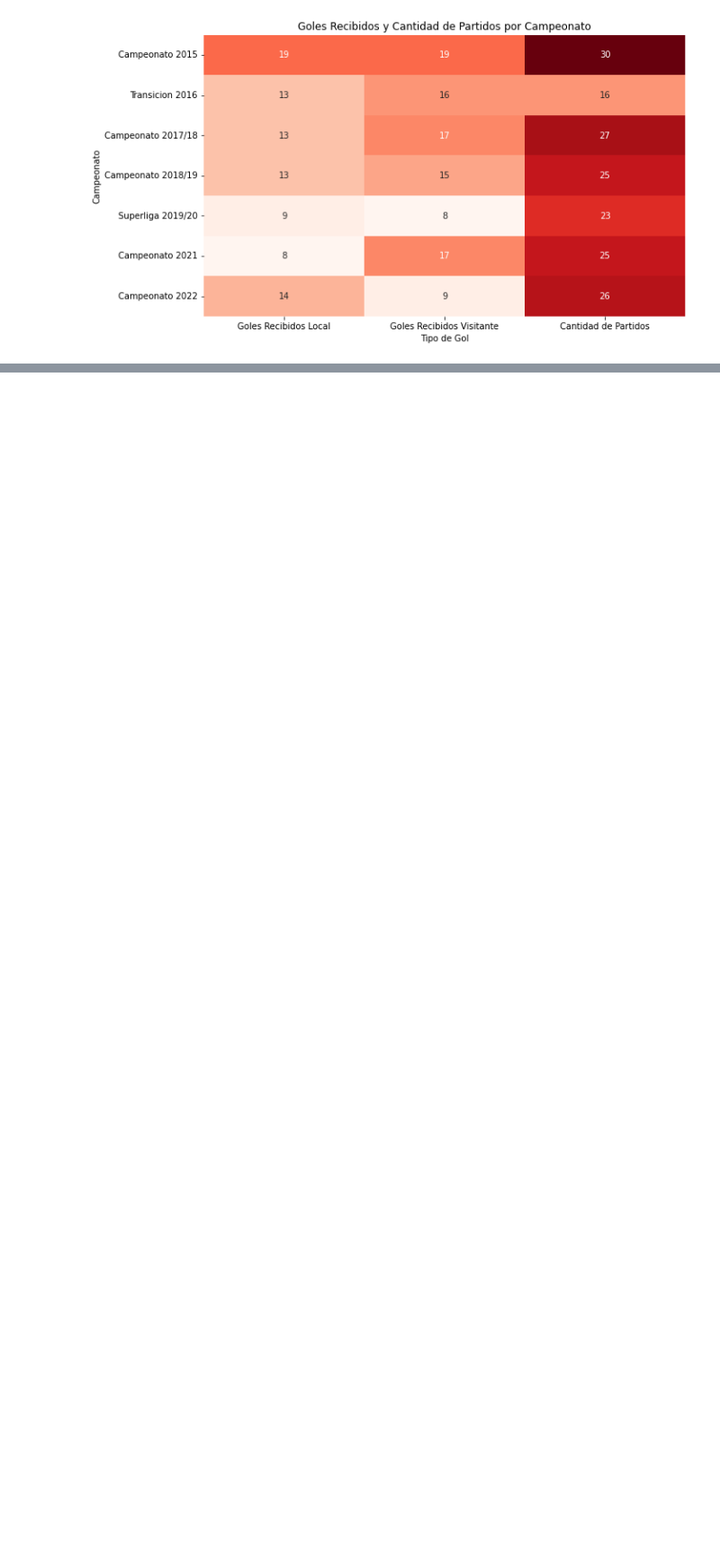
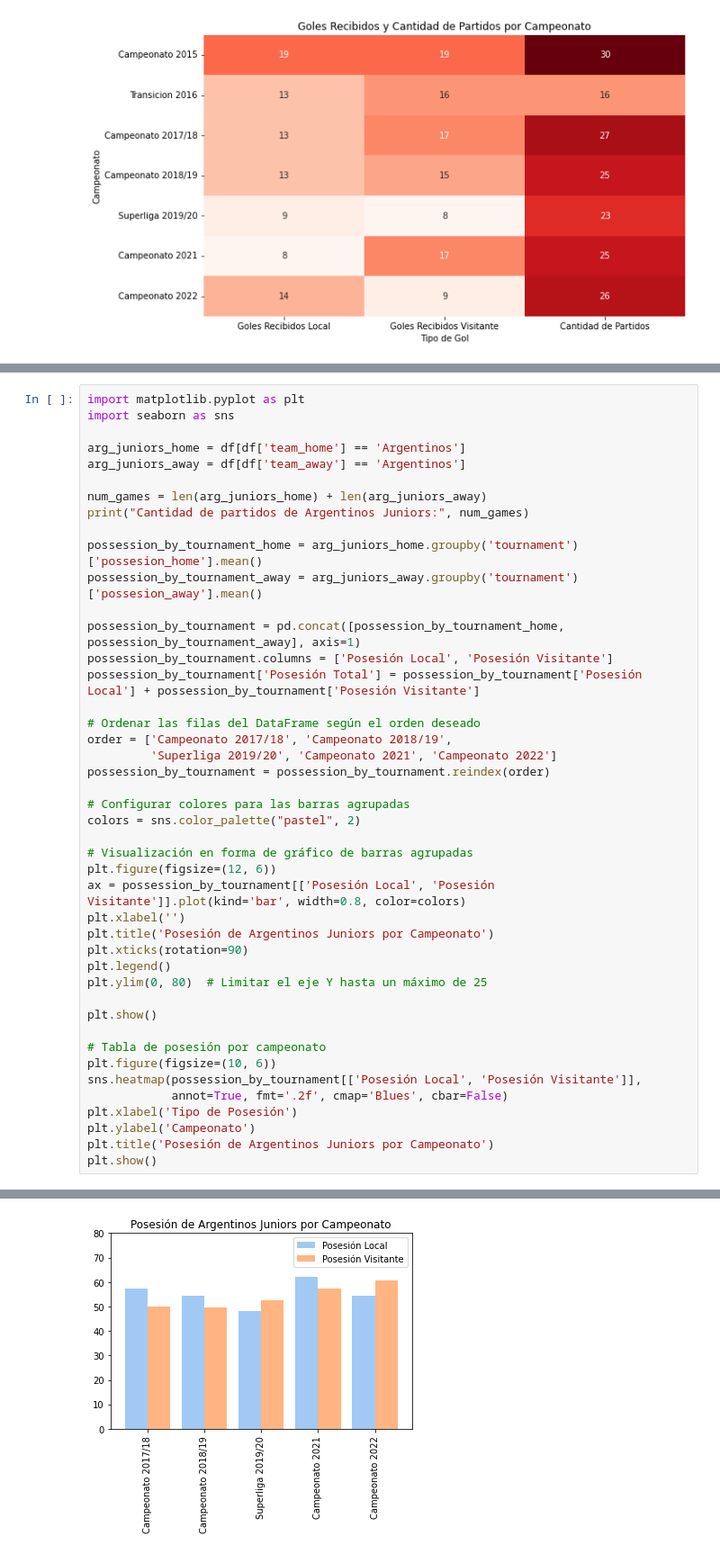
Before and after one commit to RODRIGORUBIO1991/PythonCode, a Jupyter notebook: Football/AFA.ipynb, the cells around one changed output, grey strips where cells are left out. Shown at 90% size. Drawn from its saved outputs; the diff is of its cells as text; blank space fills up the shorter version.

```diff
--- a/Football/AFA.ipynb
+++ b/Football/AFA.ipynb
@@ -275,0 +272,45 @@ Cantidad de partidos de Argentinos Juniors: 172
+# %%
+import matplotlib.pyplot as plt
+import seaborn as sns
+
+arg_juniors_home = df[df['team_home'] == 'Argentinos']
+arg_juniors_away = df[df['team_away'] == 'Argentinos']
+
+num_games = len(arg_juniors_home) + len(arg_juniors_away)
+print("Cantidad de partidos de Argentinos Juniors:", num_games)
+
+possession_by_tournament_home = arg_juniors_home.groupby('tournament')['possesion_home'].mean()
+possession_by_tournament_away = arg_juniors_away.groupby('tournament')['possesion_away'].mean()
+
+possession_by_tournament = pd.concat([possession_by_tournament_home, possession_by_tournament_away], axis=1)
+possession_by_tournament.columns = ['Posesión Local', 'Posesión Visitante']
+possession_by_tournament['Posesión Total'] = possession_by_tournament['Posesión Local'] + possession_by_tournament['Posesión Visitante']
+
+# Ordenar las filas del DataFrame según el orden deseado
+order = ['Campeonato 2017/18', 'Campeonato 2018/19',
+         'Superliga 2019/20', 'Campeonato 2021', 'Campeonato 2022']
+possession_by_tournament = possession_by_tournament.reindex(order)
+
+# Configurar colores para las barras agrupadas
+colors = sns.color_palette("pastel", 2)
+
+# Visualización en forma de gráfico de barras agrupadas
+plt.figure(figsize=(12, 6))
+ax = possession_by_tournament[['Posesión Local', 'Posesión Visitante']].plot(kind='bar', width=0.8, color=colors)
+plt.xlabel('')
+plt.title('Posesión de Argentinos Juniors por Campeonato')
+plt.xticks(rotation=90)
+plt.legend()
+plt.ylim(0, 80)  # Limitar el eje Y hasta un máximo de 25
+
+plt.show()
+
+# Tabla de posesión por campeonato
+plt.figure(figsize=(10, 6))
+sns.heatmap(possession_by_tournament[['Posesión Local', 'Posesión Visitante']],
+            annot=True, fmt='.2f', cmap='Blues', cbar=False)
+plt.xlabel('Tipo de Posesión')
+plt.ylabel('Campeonato')
+plt.title('Posesión de Argentinos Juniors por Campeonato')
+plt.show()
+# %% [output]
@@ -275,0 +319 @@ Cantidad de partidos de Argentinos Juniors: 172
+[figure, added]
```
Also changed, not shown: parts of 6 cells of this notebook.
